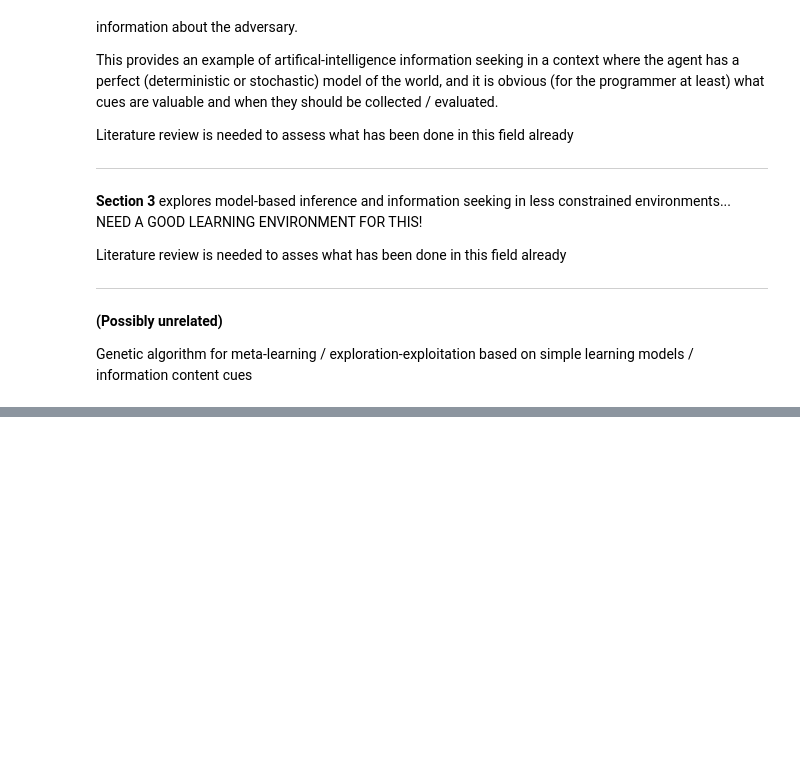
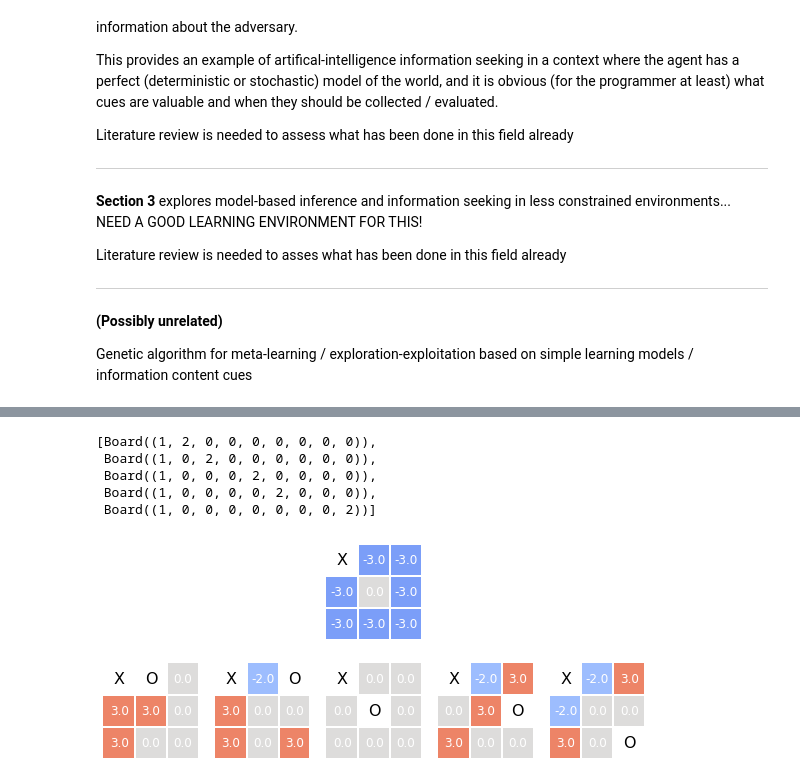
Before and after one commit to ricardoV94/tictactoe, a Jupyter notebook: exploration.ipynb, the cells around one changed output, grey strips where cells are left out. Drawn from its saved outputs; the diff is of its cells as text; code cells hidden in the pictures; blank space fills up the shorter version.

```diff
--- a/exploration.ipynb
+++ b/exploration.ipynb
@@ -40,0 +138,44 @@ Genetic algorithm for meta-learning / exploration-exploitation based on simple l
+# %%
+board = Board((X, 0, 0, 0, 0, 0, 0, 0, 0))
+board.generate_unique_legal_moves()
+# %% [output]
+[Board((1, 2, 0, 0, 0, 0, 0, 0, 0)),
+ Board((1, 0, 2, 0, 0, 0, 0, 0, 0)),
+ Board((1, 0, 0, 0, 2, 0, 0, 0, 0)),
+ Board((1, 0, 0, 0, 0, 2, 0, 0, 0)),
+ Board((1, 0, 0, 0, 0, 0, 0, 0, 2))]
+# %%
+fig, ax = plt.subplots(2, 5, figsize=(10, 4))
+
+clean_square(ax[0, 0])
+clean_square(ax[0, 1])
+clean_square(ax[0, 3])
+clean_square(ax[0, 4])
+
+board = Board((X, 0, 0, 0, 0, 0, 0, 0, 0))
+scores = get_scores(board)
+plot_board_score(ax[0, 2], scores, board)
+
+board = Board((X, O, 0, 0, 0, 0, 0, 0, 0))
+scores = get_scores(board)
+plot_board_score(ax[1, 0], scores, board)
+
+board = Board((X, 0, O, 0, 0, 0, 0, 0, 0))
+scores = get_scores(board)
+plot_board_score(ax[1, 1], scores, board)
+
+board = Board((X, 0, 0, 0, O, 0, 0, 0, 0))
+scores = get_scores(board)
+plot_board_score(ax[1, 2], scores, board)
+
+board = Board((X, 0, 0, 0, 0, O, 0, 0, 0))
+scores = get_scores(board)
+plot_board_score(ax[1, 3], scores, board)
+
+board = Board((X, 0, 0, 0, 0, 0, 0, 0, O))
+scores = get_scores(board)
+plot_board_score(ax[1, 4], scores, board)
+
+plt.subplots_adjust(wspace=0)
+# %% [output]
+[figure, added]
```
Also changed, not shown: parts of 23 cells of this notebook, 3 other files.
